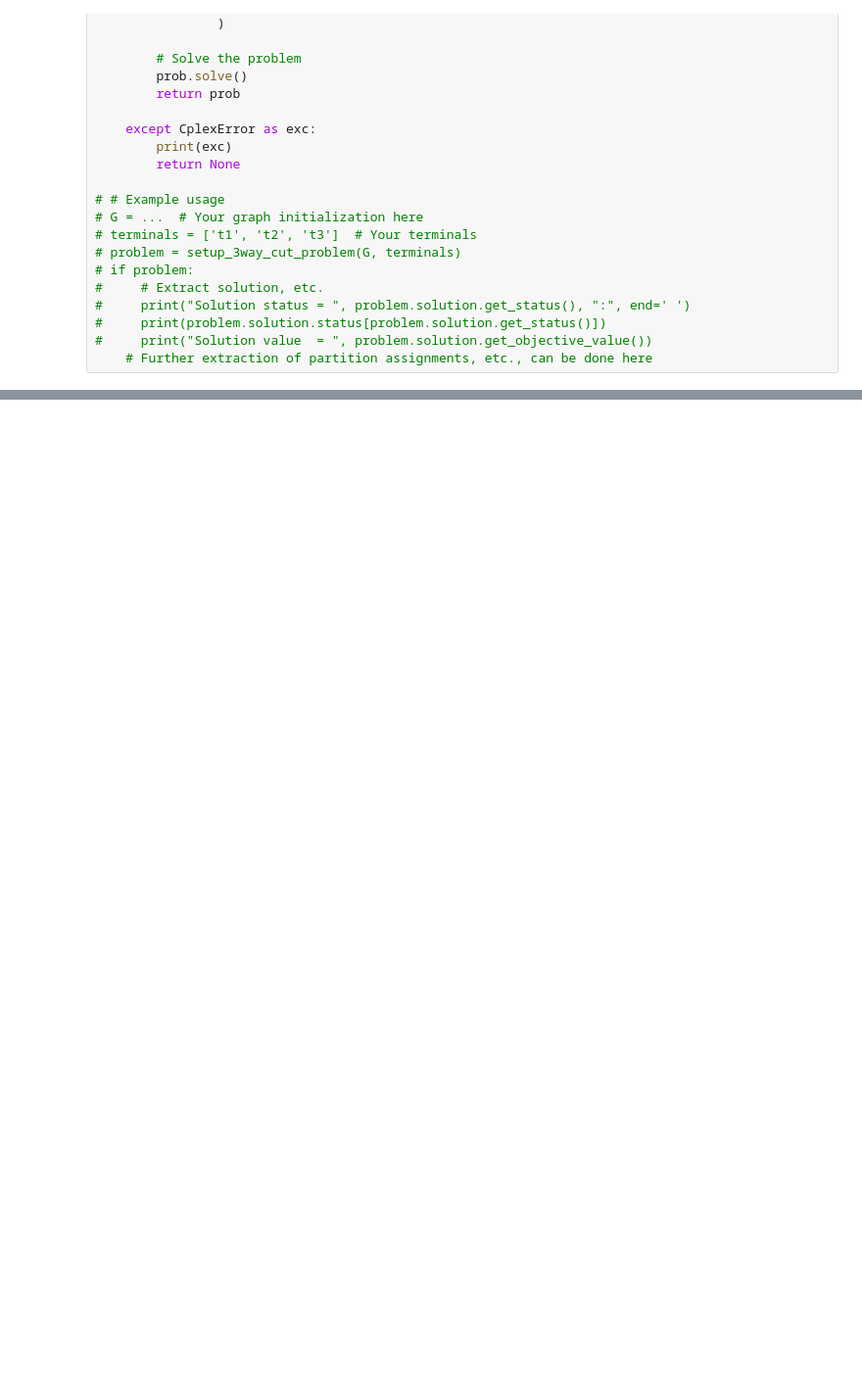
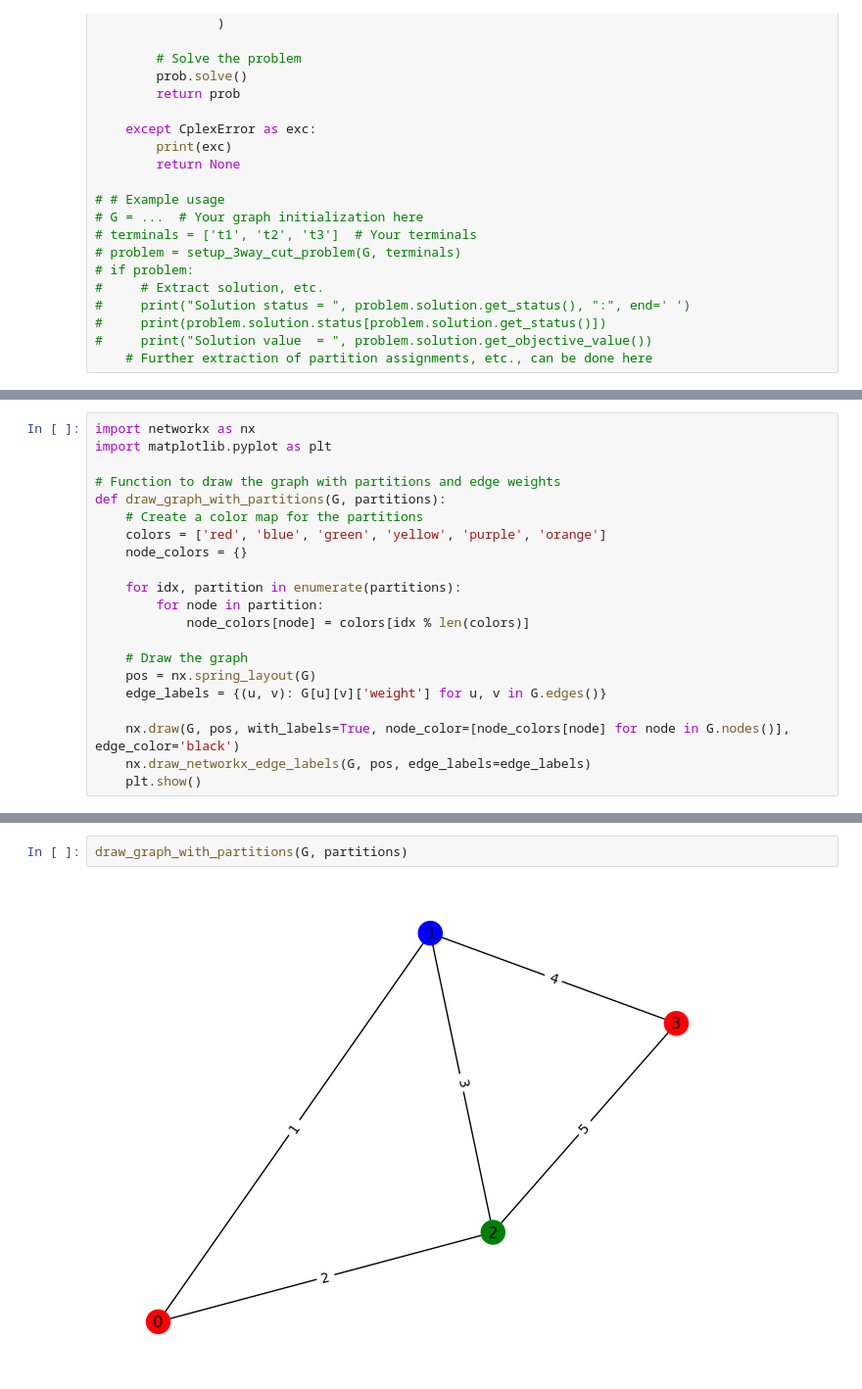
Before and after one commit to MJavaadAkhtar/GCN-max-cut, a Jupyter notebook: CplexCode.ipynb, the cells around one changed output, grey strips where cells are left out. Shown at 98% size. Drawn from its saved outputs; the diff is of its cells as text; blank space fills up the shorter version.

```diff
--- a/CplexCode.ipynb
+++ b/CplexCode.ipynb
@@ -71,0 +207,21 @@ def setup_3way_cut_problem(G, terminals):
+# %%
+import networkx as nx
+import matplotlib.pyplot as plt
+
+# Function to draw the graph with partitions and edge weights
+def draw_graph_with_partitions(G, partitions):
+    # Create a color map for the partitions
+    colors = ['red', 'blue', 'green', 'yellow', 'purple', 'orange']
+    node_colors = {}
+
+    for idx, partition in enumerate(partitions):
+        for node in partition:
+            node_colors[node] = colors[idx % len(colors)]
+
+    # Draw the graph
+    pos = nx.spring_layout(G)
+    edge_labels = {(u, v): G[u][v]['weight'] for u, v in G.edges()}
+
+    nx.draw(G, pos, with_labels=True, node_color=[node_colors[node] for node in G.nodes()], edge_color='black')
+    nx.draw_networkx_edge_labels(G, pos, edge_labels=edge_labels)
+    plt.show()
@@ -71,0 +346,4 @@ def setup_3way_cut_problem(G, terminals):
+# %%
+draw_graph_with_partitions(G, partitions)
+# %% [output]
+[figure, added]
```
Also changed, not shown: parts of 8 cells of this notebook, 1 other file.
